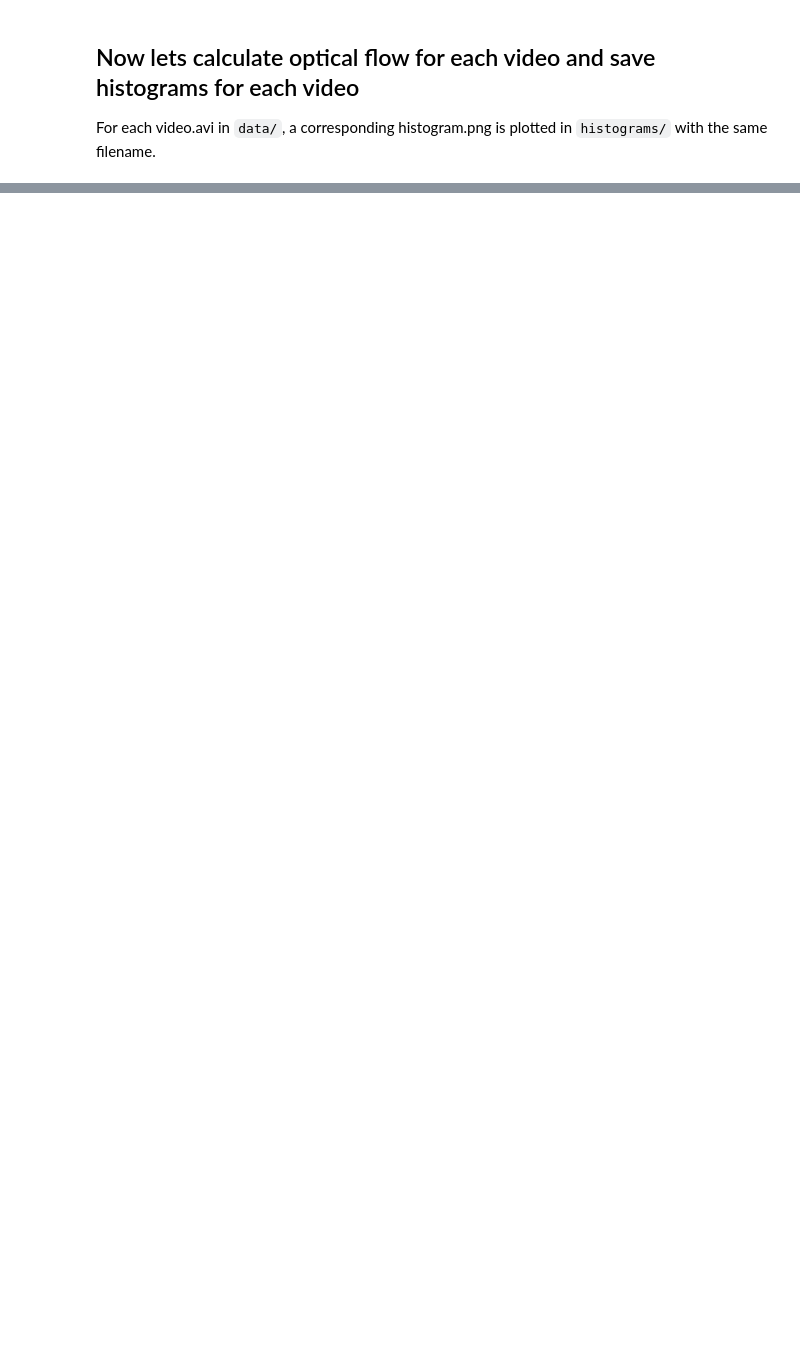
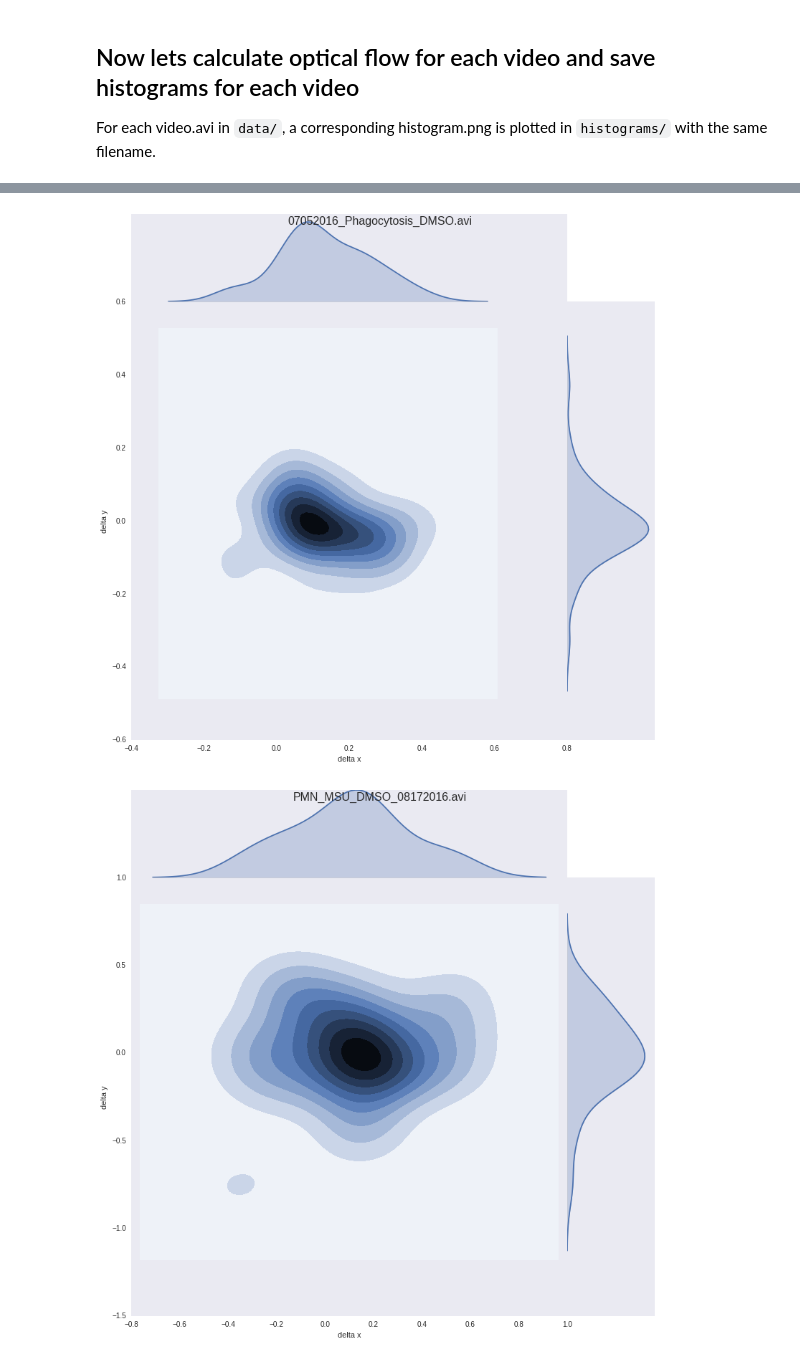
Before and after one commit to quinngroup/JI-2016-MRS2578, a Jupyter notebook: calculate_motion_cells.py.ipynb, the cells around one changed output, grey strips where cells are left out. Cells and saved outputs as stored; diff of their text form; code cells hidden in the pictures; blank space fills up the shorter version.

Commit message:
add 2D plots

```diff
--- a/calculate_motion_cells.py.ipynb
+++ b/calculate_motion_cells.py.ipynb
@@ -101,9 +106,16 @@ For each video.avi in `data/`, a corresponding histogram.png is plotted in `hist
 filenames = os.listdir("data/")
 figure_format = ".png"
 
+xs = []
+ys = []
+fnames = []
 for filename in filenames:
-    mean_dxs, mean_dys = get_optical_flow_at_each_time("data/" + filename)
-    fig = plot_histogram(mean_dxs, mean_dys, show=False)
-    fig.savefig("histograms/" + os.path.splitext(filename)[0] + figure_format)
+    if fnmatch.fnmatch(filename, '*.avi'):
+        mean_dxs, mean_dys = get_optical_flow_at_each_time("data/" + filename)
+        xs.append(mean_dxs)
+        ys.append(mean_dys)
+        fnames.append(filename)
+        fig = plot_histogram(mean_dxs, mean_dys, show=False)
+        fig.savefig("histograms/" + os.path.splitext(filename)[0] + figure_format)
 
-    print("Saved histogram for: ", filename)
+        print("Saved histogram for: ", filename)
@@ -122,0 +139,13 @@ Saved histogram for:  Phagocytosis_Mrs2578_06302016.avi
+# %%
+sns.set(style="dark")
+import pandas as pd
+
+for i in range(len(xs)):
+    x = pd.Series(np.array(xs[i]), name="delta x")
+    y = pd.Series(np.array(ys[i]), name="delta y")
+    title = fnames[i]
+    g = sns.jointplot(x, y, kind="kde", stat_func=None, size=11, space=0)
+    g.fig.suptitle(title, size=16)
+# %% [output]
+[figure, added]
+[figure, added]
```
Also changed, not shown: parts of 5 cells of this notebook.
